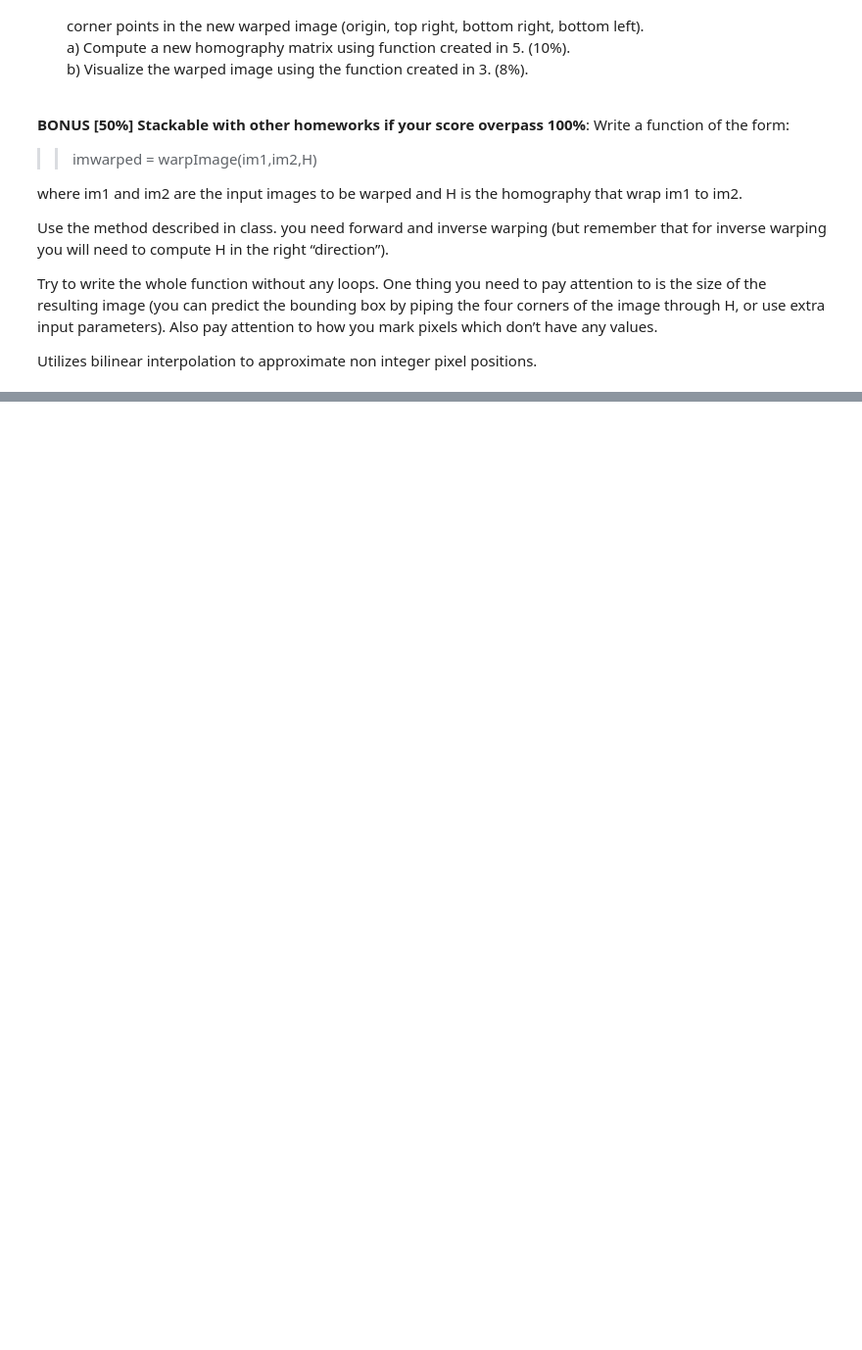
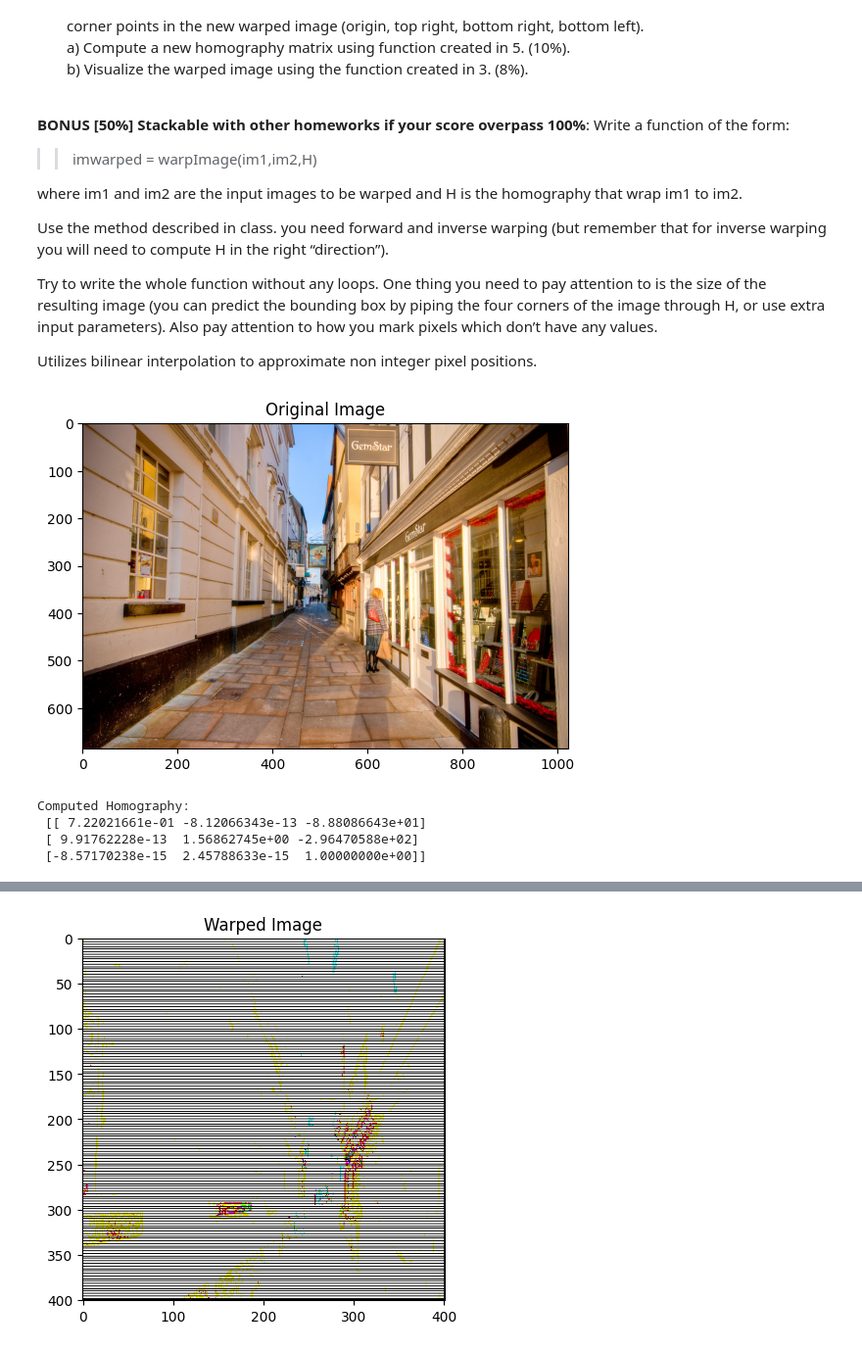
Before and after one commit to Kol-Chmielarz/2048-NN, a Jupyter notebook: 5_ImageWarping.ipynb, the cells around one changed output, grey strips where cells are left out. Shown at 98% size. Saved outputs shown, nothing was run; the diff lists cells and outputs as text; code cells hidden in the pictures; blank space fills up the shorter version.

```diff
--- a/5_ImageWarping.ipynb
+++ b/5_ImageWarping.ipynb
@@ -375,3 +446,75 @@ Use the method described in class. you need forward and inverse warping (but rem
 Try to write the whole function without any loops. One thing you need to pay attention to is the size of the resulting image (you can predict the bounding box by piping the four corners of the image through H, or use extra input parameters).  Also pay attention to how you mark pixels which don’t have any values.
 
 Utilizes bilinear interpolation to approximate non integer pixel positions.
+# %%
+#4. Ah = 0, Ax=b,
+#x is 8 element vector h not h22
+#A is 2n*8 matrix
+#b is 2n vector all 0s except h22
+#H expression can be
+#H = [h00 h01 h02
+ #    h10 h11 h12
+#     h20 h21 1]
+
+#5.
+def computeH(im1_pts,im2_pts):
+  n = im1_pts.shape[0] #num points in image
+  A = np.zeros((2*n, 8)) #initialize
+  b = np.zeros((2*n,))
+  for i in range(n):
+    x1 = im1_pts[i,0]
+    y1 = im1_pts[i,1]
+    x2 = im2_pts[i,0]
+    y2 = im2_pts[i,1]
+
+    #xcoord equation
+    A[2*i, :] = [x1, y1, 1, 0, 0, 0, -x1 * x2, -y1 * x2]
+    b[2*i] = x2
+    #ycoord equation
+    A[2*i+1, :] = [0, 0, 0, x1, y1, 1, -x1 * y2, -y1 * y2]
+    b[2*i+1] = y2
+
+  #leastsquares for ax=b
+  x_params, residuals, rank, s = np.linalg.lstsq(A, b, rcond=None)
+
+    # Construct the 3x3 homography matrix with h22 = 1
+  H = np.array([
+       [x_params[0], x_params[1], x_params[2]],
+       [x_params[3], x_params[4], x_params[5]],
+       [x_params[6], x_params[7], 1.0]])
+
+  return H
+
+#6
+url = "https://drive.google.com/uc?id=1vqF5se7V70h0mbwVT6t0HAJnJUbXDJri"
+im = io.imread(url)
+plt.imshow(im)
+plt.title("Original Image")
+plt.show()
+im1_pts = np.array([
+    [123, 189],
+    [677, 189],
+    [677, 444],
+    [123, 444]
+])
+
+im2_pts = np.array([
+    [0, 0],
+    [400, 0],
+    [400, 400],
+    [0, 400]
+])
+
+H = computeH(im1_pts, im2_pts)
+print("Computed Homography:\n", H)
+limit_coordinates = (0, 400, 0, 400)
+im_warped = warpImage(im, H, limit_coordinates)
+plt.imshow(im_warped)
+plt.title("Warped Image")
+plt.show()
+# %% [output]
+[figure, added]
+Computed Homography:
+ [[ 7.22021661e-01 -8.12066343e-13 -8.88086643e+01]
+ [ 9.91762228e-13  1.56862745e+00 -2.96470588e+02]
+ [-8.57170238e-15  2.45788633e-15  1.00000000e+00]]
@@ -377,0 +522 @@ Utilizes bilinear interpolation to approximate non integer pixel positions.
+[figure, added]
```
Also changed, not shown: parts of 4 cells of this notebook.
